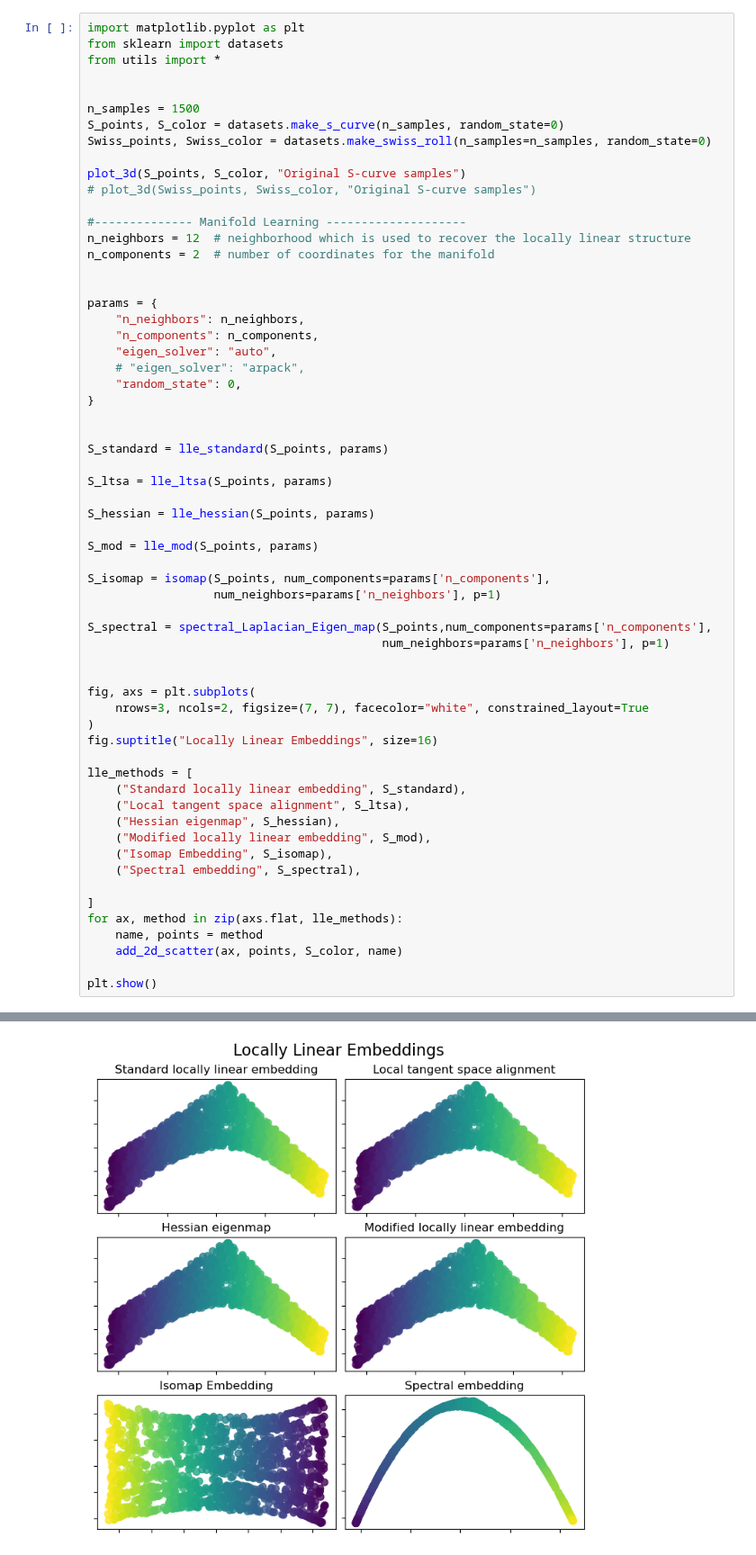
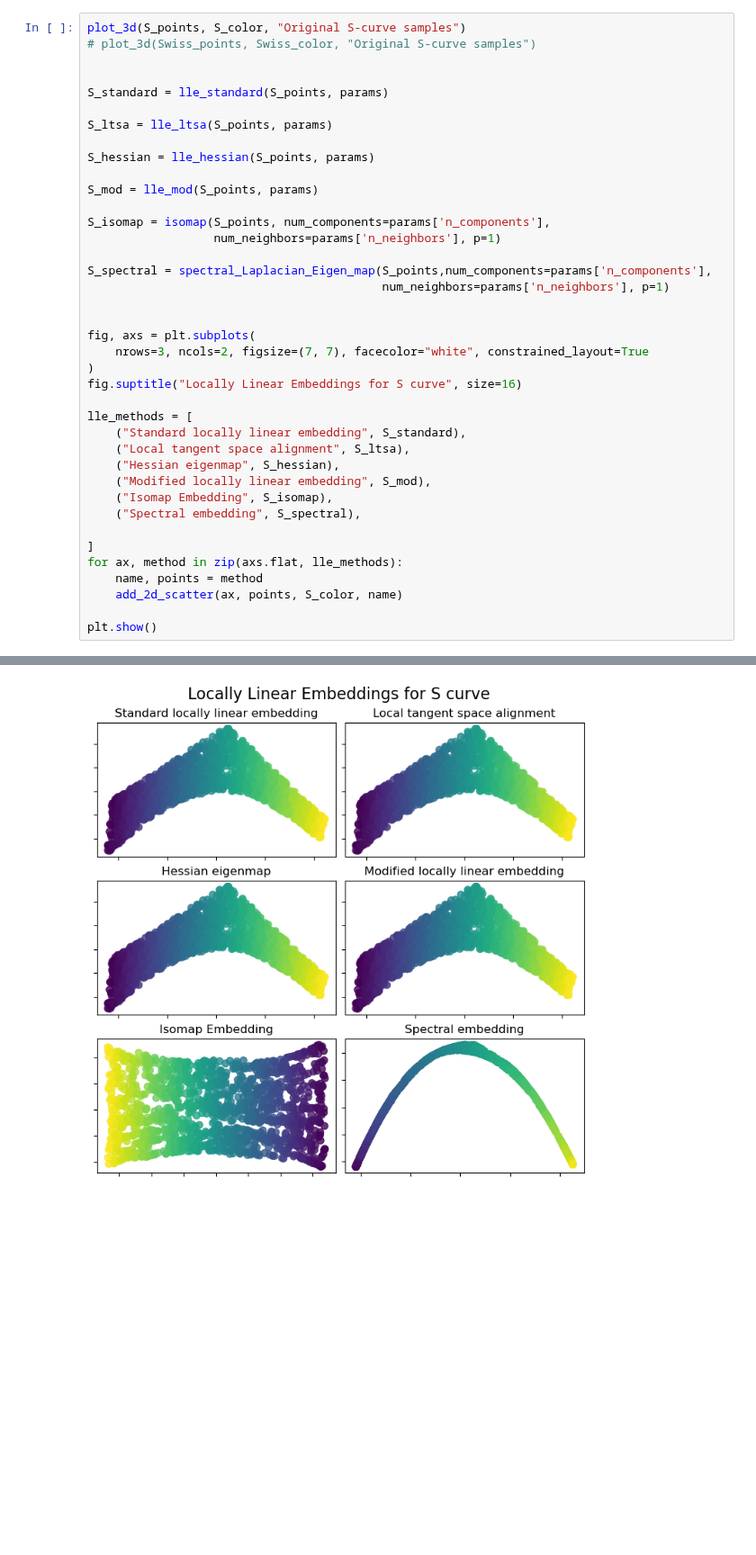
Before and after one commit to danialebrat/Comp_8720_Advanced_AI, a Jupyter notebook: Assignment_3/3D_Datasets/3D_dataset_gen.ipynb, the cells around one changed output, grey strips where cells are left out. Shown at 90% size. Cells and saved outputs as stored; diff of their text form; blank space fills up the shorter version.

```diff
--- a/Assignment_3/3D_Datasets/3D_dataset_gen.ipynb
+++ b/Assignment_3/3D_Datasets/3D_dataset_gen.ipynb
@@ -1,28 +23,6 @@
 # %%
-import matplotlib.pyplot as plt
-from sklearn import datasets
-from utils import *
-
-
-n_samples = 1500
-S_points, S_color = datasets.make_s_curve(n_samples, random_state=0)
-Swiss_points, Swiss_color = datasets.make_swiss_roll(n_samples=n_samples, random_state=0)
-
 plot_3d(S_points, S_color, "Original S-curve samples")
 # plot_3d(Swiss_points, Swiss_color, "Original S-curve samples")
-
-#-------------- Manifold Learning --------------------
-n_neighbors = 12  # neighborhood which is used to recover the locally linear structure
-n_components = 2  # number of coordinates for the manifold
-
-
-params = {
-    "n_neighbors": n_neighbors,
-    "n_components": n_components,
-    "eigen_solver": "auto",
-    # "eigen_solver": "arpack",
-    "random_state": 0,
-}
 
 
 S_standard = lle_standard(S_points, params)
@@ -33,34 +33,34 @@ S_hessian = lle_hessian(S_points, params)
 
 S_mod = lle_mod(S_points, params)
 
 S_isomap = isomap(S_points, num_components=params['n_components'],
                   num_neighbors=params['n_neighbors'], p=1)
 
 S_spectral = spectral_Laplacian_Eigen_map(S_points,num_components=params['n_components'],
                                           num_neighbors=params['n_neighbors'], p=1)
 
 
 fig, axs = plt.subplots(
     nrows=3, ncols=2, figsize=(7, 7), facecolor="white", constrained_layout=True
 )
-fig.suptitle("Locally Linear Embeddings", size=16)
+fig.suptitle("Locally Linear Embeddings for S curve", size=16)
 
 lle_methods = [
     ("Standard locally linear embedding", S_standard),
     ("Local tangent space alignment", S_ltsa),
     ("Hessian eigenmap", S_hessian),
     ("Modified locally linear embedding", S_mod),
     ("Isomap Embedding", S_isomap),
     ("Spectral embedding", S_spectral),
 
 ]
 for ax, method in zip(axs.flat, lle_methods):
     name, points = method
     add_2d_scatter(ax, points, S_color, name)
 
 plt.show()
 # %% [output]
 [figure]
-[figure, old version]
+[figure, new version]
 # %%
 # Swiss Dataset
```
Also changed, not shown: parts of 3 cells of this notebook, 31 other files.
